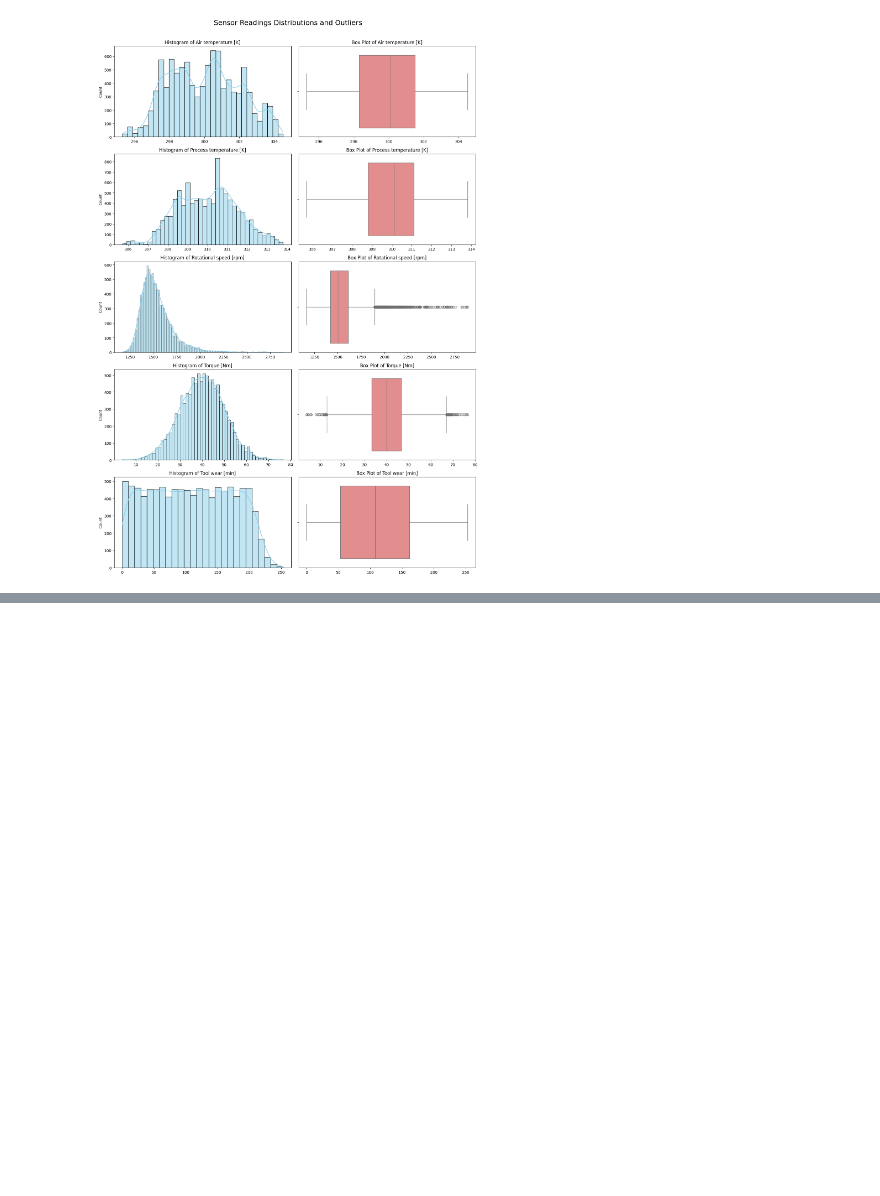
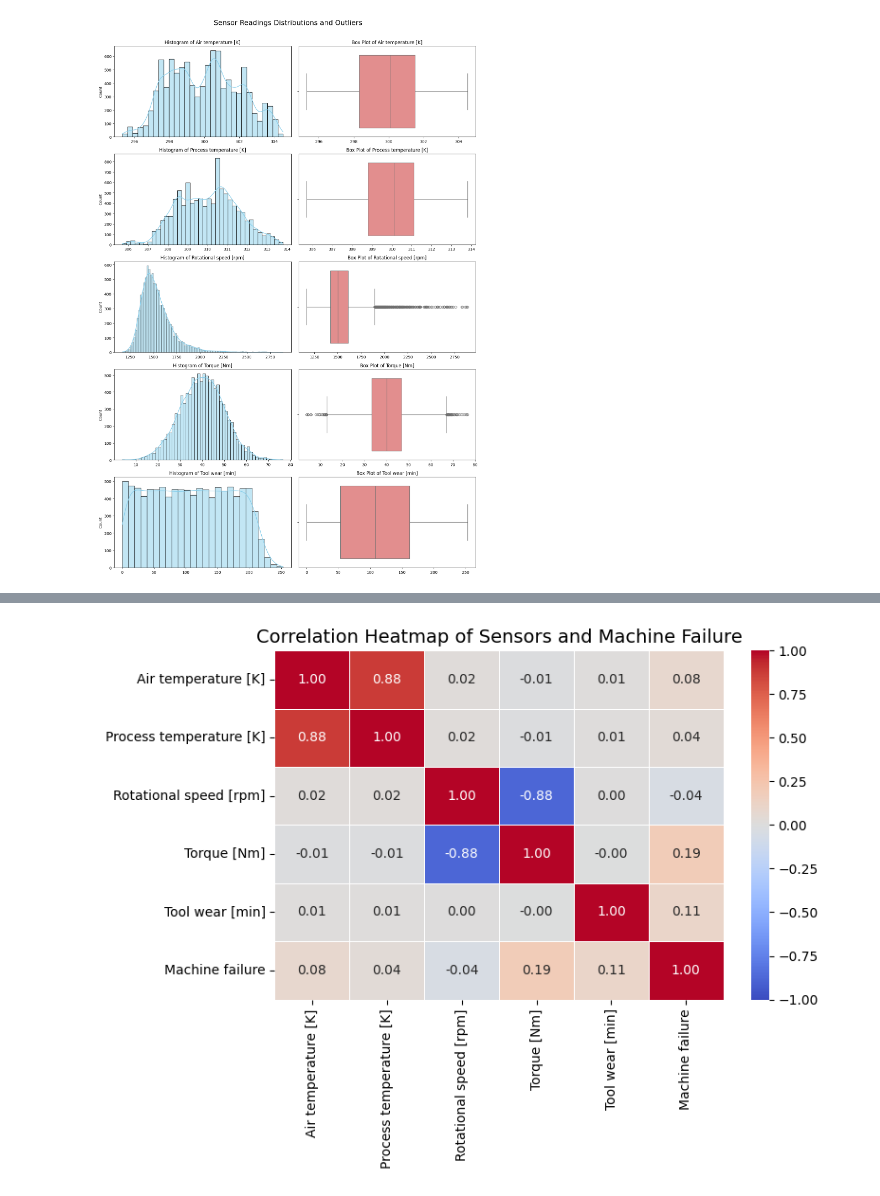
Before and after one commit to suryansh24-coder/Machine-Learning-Journey, a Jupyter notebook: Dataset_prepration.ipynb, the cells around one changed output, grey strips where cells are left out. Cells and saved outputs as stored; diff of their text form; code cells hidden in the pictures; blank space fills up the shorter version.

```diff
--- a/Dataset_prepration.ipynb
+++ b/Dataset_prepration.ipynb
@@ -134,0 +176,13 @@ plt.show()
+# %%
+# Select sensor features and target for correlation analysis
+sensor_features = ['Air temperature [K]', 'Process temperature [K]', 'Rotational speed [rpm]', 'Torque [Nm]', 'Tool wear [min]', 'Machine failure']
+correlation_matrix = df[sensor_features].corr()
+
+# Plot the correlation heatmap
+plt.figure(figsize=(8, 6))
+sns.heatmap(correlation_matrix, annot=True, cmap='coolwarm', fmt='.2f', linewidths=0.5, vmin=-1, vmax=1)
+plt.title('Correlation Heatmap of Sensors and Machine Failure', fontsize=14)
+plt.tight_layout()
+plt.show()
+# %% [output]
+[figure, added]
```
Also changed, not shown: parts of 3 cells of this notebook.
